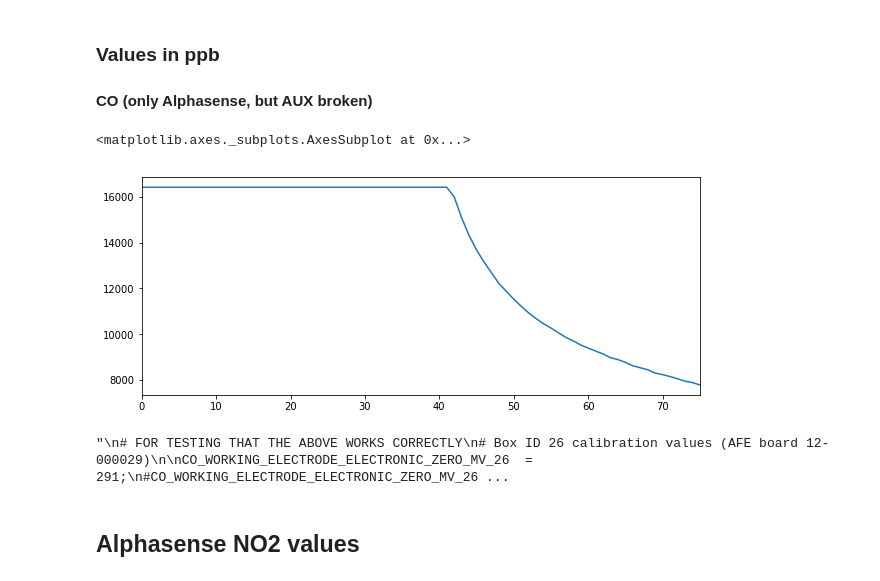
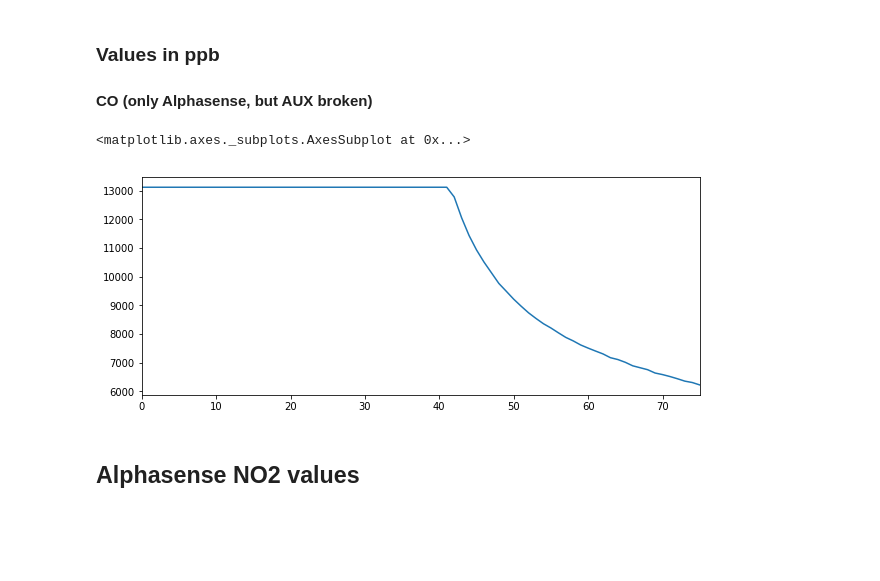
Before and after one commit to jsoikkeli/climathon2016, a Jupyter notebook: 0.3 torching/Analyse_0.3_torching_data.ipynb, the cells around one changed output. Cells and saved outputs as stored; diff of their text form; code cells hidden in the pictures; blank space fills up the shorter version.

```diff
--- a/0.3 torching/Analyse_0.3_torching_data.ipynb
+++ b/0.3 torching/Analyse_0.3_torching_data.ipynb
@@ -77 +91,21 @@ cal.head()
+# %%
+def convert_co_ID(ID=None, CO_working_mv=None, CO_aux_mv=None, temp_correction = +1):
+    # temp corretion is +1 up to 20 deg Cels, then -1, then -0.7 after 30C
+
+    CO_WORKING_ELECTRODE_ELECTRONIC_ZERO_MV  = cal.loc[cal['ID'] == ID].CO_WE_ELECTRONIC_ZERO;
+    CO_AUXILIARY_ELECTRODE_ELECTRONIC_ZERO_MV  = cal.loc[cal['ID'] == ID].CO_AUX_ELECTRONIC_ZERO;
+    #CO_SENSITIVITY = cal.loc[cal['ID'] == ID].CO_SENSITIVITY_mV_ppb; # mv/ppb
+    CO_SENSITIVITY = cal.loc[cal['ID'] == ID].CO_SENSITIVITY_nA_ppb; # nA/ppb
+    CO_GAIN = cal.loc[cal['ID'] == ID].CO_PCB_GAIN;
+
+    #For debugging: print the calibration values
+    #print("The calibration values for box "+ str(ID) +" are:")
+    #print("WE_ELEC_ZERO: " + str(CO_WORKING_ELECTRODE_ELECTRONIC_ZERO_MV))
+    #print("AUX_ELEC_ZERO: " + str(CO_AUXILIARY_ELECTRODE_ELECTRONIC_ZERO_MV))
+
+    scaled_working = (CO_working_mv - CO_WORKING_ELECTRODE_ELECTRONIC_ZERO_MV)/CO_GAIN
+
+    scaled_aux =  (CO_aux_mv - CO_AUXILIARY_ELECTRODE_ELECTRONIC_ZERO_MV) / CO_GAIN*temp_correction
+
+    return  (scaled_working - scaled_aux)/CO_SENSITIVITY
 # %% [markdown]
@@ -81,15 +114,0 @@ This follows the explanation given by Dr Wah On Ho from Alphasense, (although us
-# %%
-def convert_co_ID(ID=None, CO_working_mv=None, CO_aux_mv=None, temp_correction = +1):
-    # temp corretion is +1 up to 20 deg Cels, then -1, then -0.7 after 30C
-
-    CO_WORKING_ELECTRODE_ELECTRONIC_ZERO_MV  = cal.loc[cal['ID'] == ID].CO_WE_ELECTRONIC_ZERO;
-    CO_AUXILIARY_ELECTRODE_ELECTRONIC_ZERO_MV  = cal.loc[cal['ID'] == ID].CO_AUX_ELECTRONIC_ZERO;
-    CO_SENSITIVITY = cal.loc[cal['ID'] == ID].CO_SENSITIVITY_mV_ppb; # mv/ppb
-    #CO_SENSITIVITY = cal.loc[cal['ID'] == ID].CO_SENSITIVITY_nA_ppb; # nA/ppb
-    CO_GAIN = cal.loc[cal['ID'] == ID].CO_PCB_GAIN;
-
-    scaled_working = (CO_working_mv - CO_WORKING_ELECTRODE_ELECTRONIC_ZERO_MV)/CO_GAIN
-
-    scaled_aux =  (CO_aux_mv - CO_AUXILIARY_ELECTRODE_ELECTRONIC_ZERO_MV) / CO_GAIN*temp_correction
-
-    return  (scaled_working - scaled_aux)/CO_SENSITIVITY
@@ -406,5 +331,5 @@ df_11 = pd.read_csv("batch1/serial1.csv",
 
 #### CO (only Alphasense, but AUX broken)
 # %%
-df_11['co_ppb_ID'] = df_11[['ID','ALPHACO_WORKING','ALPHACO_AUX']].apply(lambda x: convert_co_ID(x.values[0], x.values[1], x.values[2]), axis=1)
+df_11['co_ppb'] = df_11[['ID','ALPHACO_WORKING','ALPHACO_AUX']].apply(lambda x: convert_co_ID(x.values[0], x.values[1], x.values[2]), axis=1)
 # %%
@@ -412,38 +337,8 @@ df_11['co_ppb_ID'] = df_11[['ID','ALPHACO_WORKING','ALPHACO_AUX']].apply(lambda
 # %%
-df_11.co_ppb_ID.plot()
+df_11.co_ppb.plot()
 # %% [output]
 <matplotlib.axes._subplots.AxesSubplot at 0x...>
-[figure, old version]
+[figure, new version]
-# %%
-"""
-# FOR TESTING THAT THE ABOVE WORKS CORRECTLY
-# Box ID 26 calibration values (AFE board 12-000029)
-
-CO_WORKING_ELECTRODE_ELECTRONIC_ZERO_MV_26  = 291;
-#CO_WORKING_ELECTRODE_ELECTRONIC_ZERO_MV_26  = 282; #wrong value, on purpose
-#CO_WORKING_ELECTRODE_SENSOR_ZERO_MV  = 117;
-
-
-CO_AUXILIARY_ELECTRODE_ELECTRONIC_ZERO_MV_26  = 275;
-#CO_AUXILIARY_ELECTRODE_ELECTRONIC_ZERO_MV_26  = 287; #wrong value, on purpose
-#CO_AUXILIARY_ELECTRODE_SENSOR_ZERO_MV  = -13;
-CO_SENSITIVITY_26 = 0.25; # mv/ppb
-#CO_SENSITIVITY_26 = 0.213; # mv/ppb WRONG on purpose, for testing
-CO_GAIN = 0.8;
-
-def convert_co_26(CO_working_mv=None, CO_aux_mv=None, temp_correction = +1):
-    # temp corretion is +1 up to 20 deg Cels, then -1, then -0.7 after 30C
-
-    scaled_working = (CO_working_mv - CO_WORKING_ELECTRODE_ELECTRONIC_ZERO_MV_26)/CO_GAIN
-
-    scaled_aux =  (CO_aux_mv - CO_AUXILIARY_ELECTRODE_ELECTRONIC_ZERO_MV_26) / CO_GAIN*temp_correction
-
-    return  (scaled_working - scaled_aux)/CO_SENSITIVITY_26
-
-df_11['co_ppb'] = df_11[['ALPHACO_WORKING','ALPHACO_AUX']].apply(lambda x: convert_co_26(x.values[0], x.values[1]), axis=1)
-"""
-# %% [output]
-"\n# FOR TESTING THAT THE ABOVE WORKS CORRECTLY\n# Box ID 26 calibration values (AFE board 12-000029)\n\nCO_WORKING_ELECTRODE_ELECTRONIC_ZERO_MV_26  = 291;\n#CO_WORKING_ELECTRODE_ELECTRONIC_ZERO_MV_26 ...
 # %% [markdown]
 ## Alphasense NO2 values
 # %%
```
Also changed, not shown: parts of 68 cells of this notebook, 1 other file.
